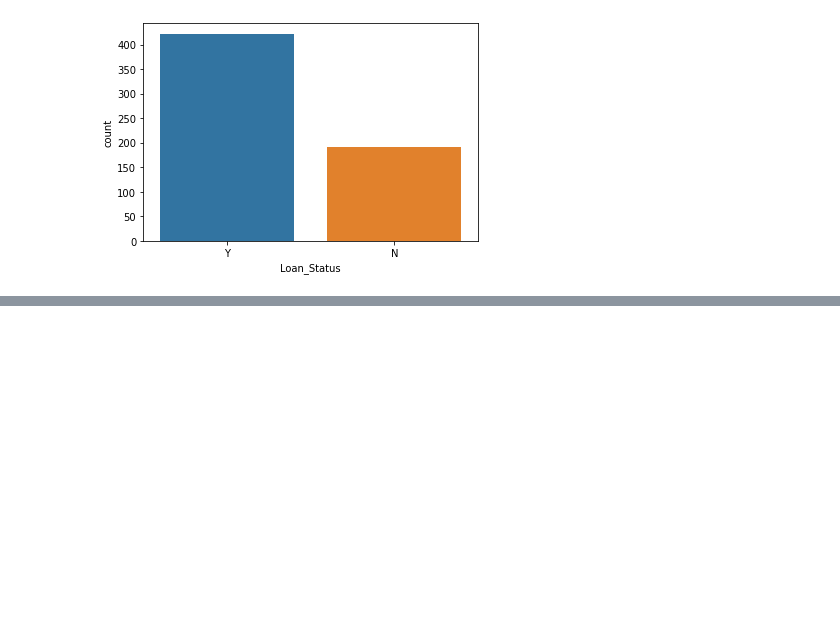
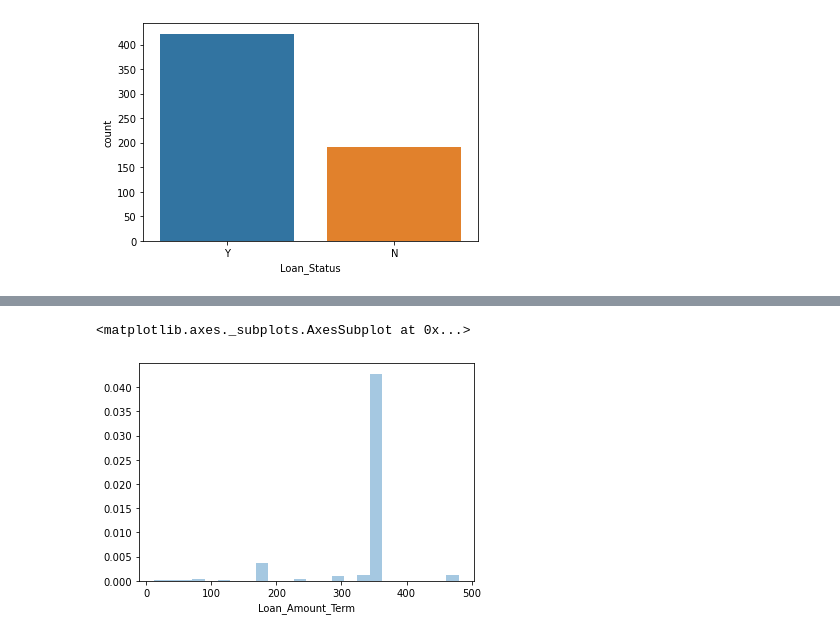
Before and after one commit to SharifMahin/Machine-Learnig-project, a Jupyter notebook: loan_prophecy_project.ipynb, the cells around one changed output, grey strips where cells are left out. Cells and saved outputs as stored; diff of their text form; code cells hidden in the pictures; blank space fills up the shorter version.

```diff
--- a/loan_prophecy_project.ipynb
+++ b/loan_prophecy_project.ipynb
@@ -130,0 +148,5 @@ sns.countplot(data_frame['Loan_Status'])
+# %%
+sns.distplot(data_frame['Loan_Amount_Term'])
+# %% [output]
+<matplotlib.axes._subplots.AxesSubplot at 0x...>
+[figure, added]
```
Also changed, not shown: parts of 5 cells of this notebook.
